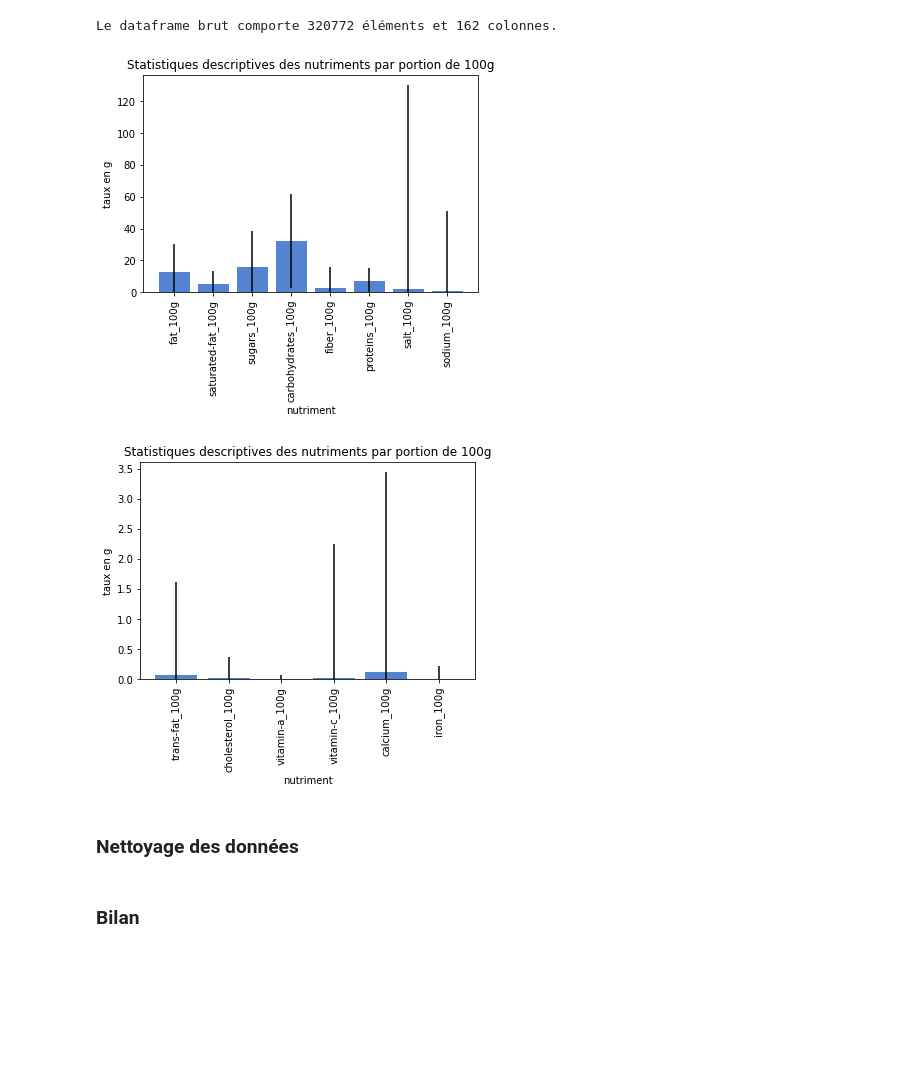
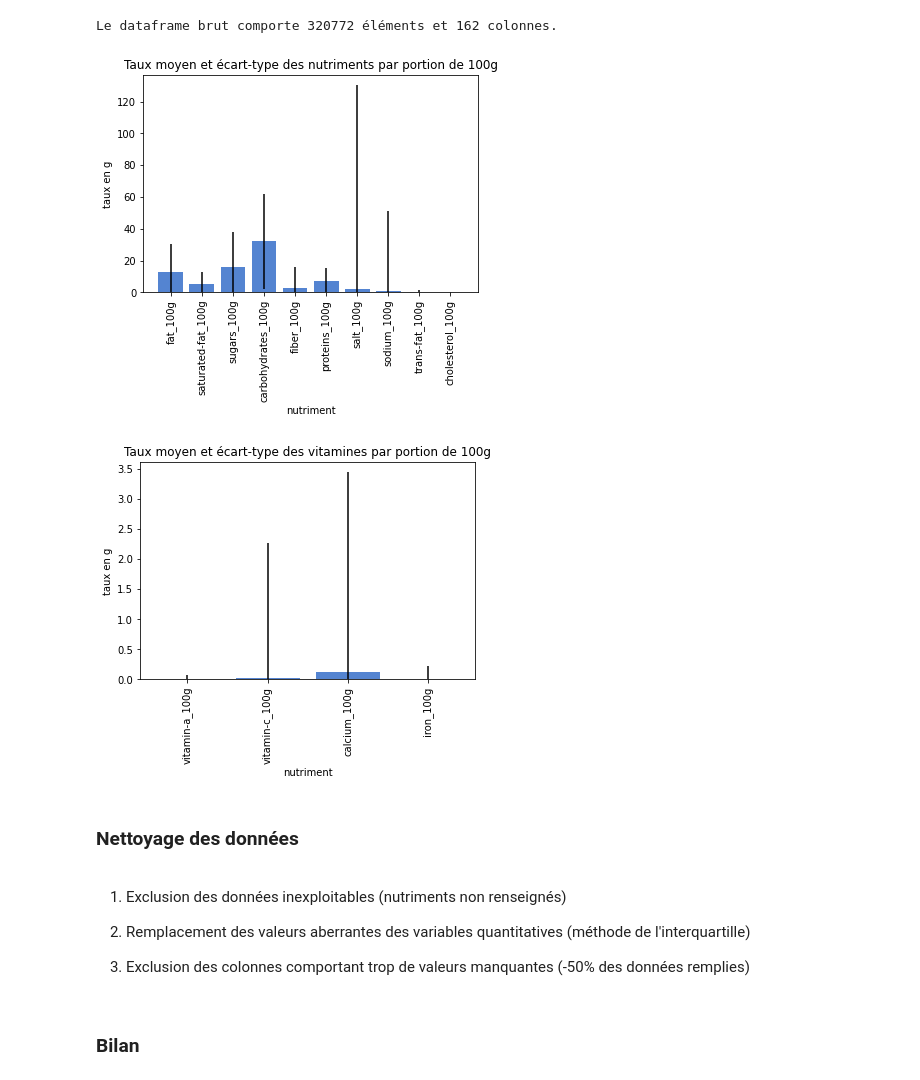
Before and after one commit to ThibaultDieudonne/OpenFoodFacts-Data-Exploration, a Jupyter notebook: notebook.ipynb, the cells around one changed output. Saved outputs shown, nothing was run; the diff lists cells and outputs as text; code cells hidden in the pictures; blank space fills up the shorter version.

```diff
--- a/notebook.ipynb
+++ b/notebook.ipynb
@@ -74,11 +77,16 @@ def plotunivar(list_of_vars):
-# %%
-plotunivar(nutrition[2:10])
-plotunivar(nutrition[10:])
-# %% [output]
-[figure, removed]
-[figure, removed]
+# %%
+describe_data()
+# %% [output]
+[figure, added]
+[figure, added]
 # %% [markdown]
 ### Nettoyage des données
+# %% [markdown]
+1) Exclusion des données inexploitables (nutriments non renseignés)
+
+2) Remplacement des valeurs aberrantes des variables quantitatives (méthode de l'interquartille)
+
+3) Exclusion des colonnes comportant trop de valeurs manquantes (-50% des données remplies)
 # %%
 # sampling rows containing not null nutrition data
 for col in nutrition:
```
Also changed, not shown: parts of 12 cells of this notebook, 4 other files.
